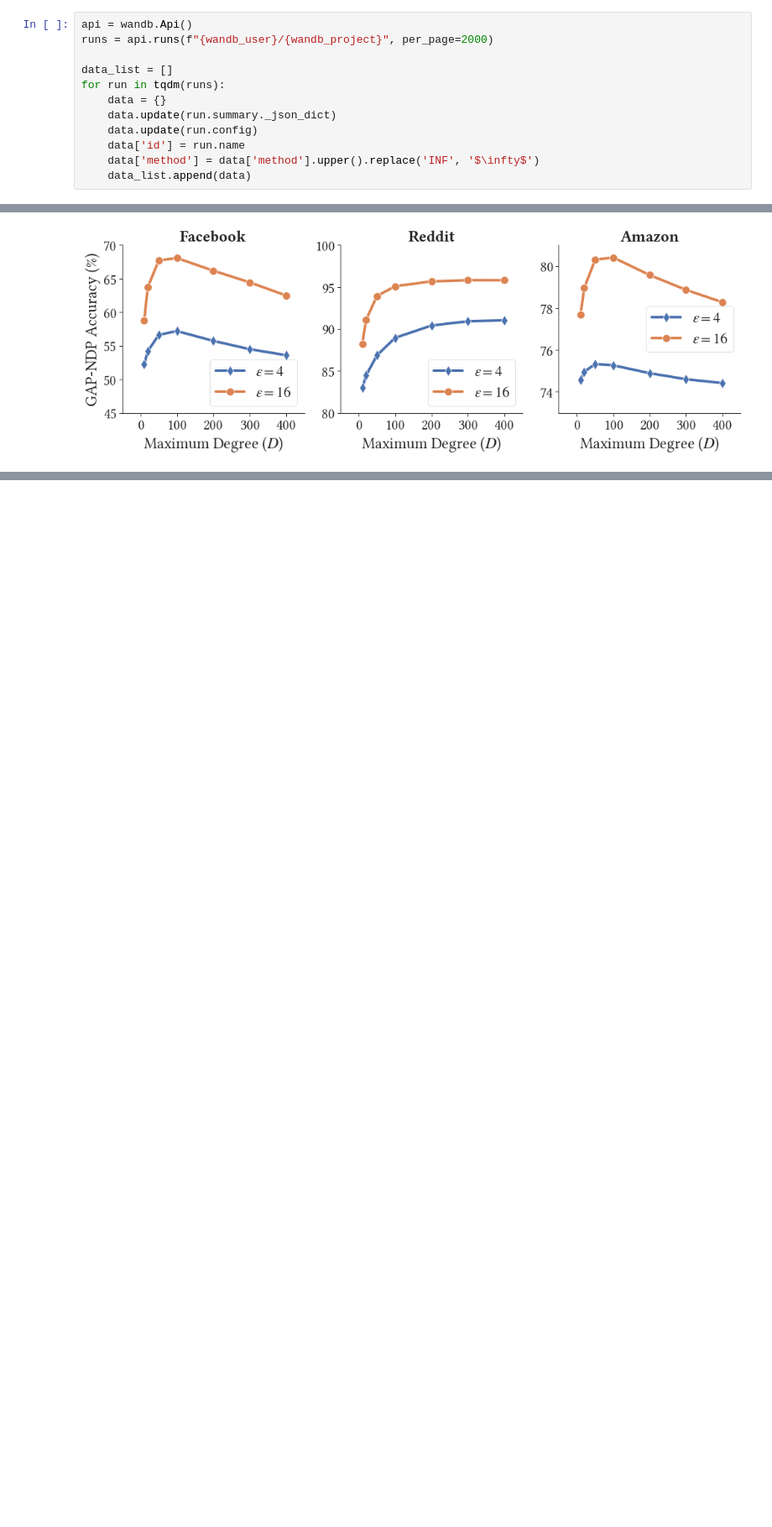
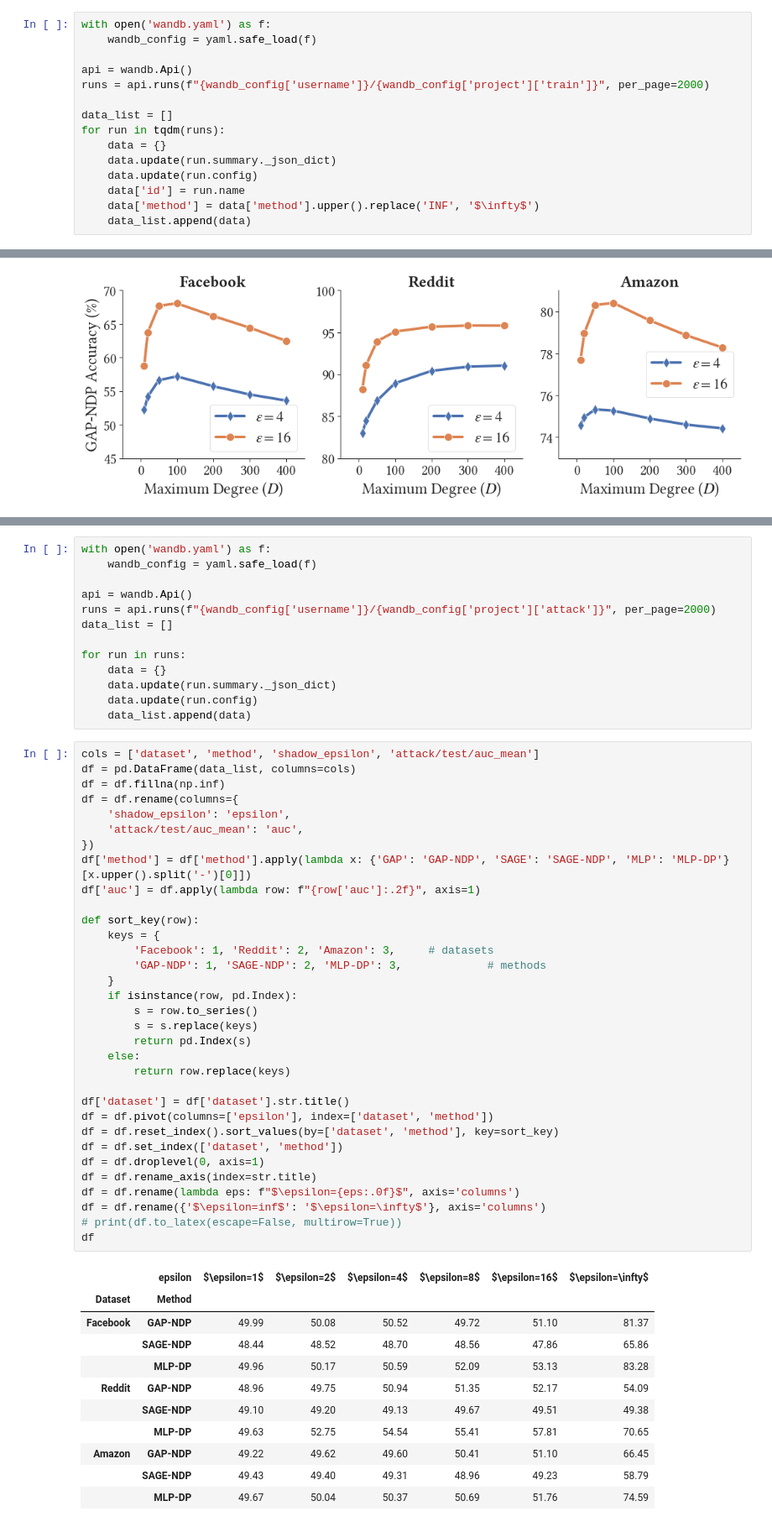
Before and after one commit to sisaman/GAP, a Jupyter notebook: results.ipynb, the cells around one changed output, grey strips where cells are left out. Shown at 84% size. Drawn from its saved outputs; the diff is of its cells as text; blank space fills up the shorter version.

Commit message:
new experiment framework with dask

```diff
--- a/results.ipynb
+++ b/results.ipynb
@@ -44,8 +42,11 @@ def generate_noisy_values(df, metric_mean, metric_ci, num_samples=1000):
     df[metric_mean] += df['noise']
     return df
 # %%
+with open('wandb.yaml') as f:
+    wandb_config = yaml.safe_load(f)
+
 api = wandb.Api()
-runs = api.runs(f"{wandb_user}/{wandb_project}", per_page=2000)
+runs = api.runs(f"{wandb_config['username']}/{wandb_config['project']['train']}", per_page=2000)
 
 data_list = []
 for run in tqdm(runs):
@@ -453,0 +394,58 @@ df
+# %%
+with open('wandb.yaml') as f:
+    wandb_config = yaml.safe_load(f)
+
+api = wandb.Api()
+runs = api.runs(f"{wandb_config['username']}/{wandb_config['project']['attack']}", per_page=2000)
+data_list = []
+
+for run in runs:
+    data = {}
+    data.update(run.summary._json_dict)
+    data.update(run.config)
+    data_list.append(data)
+# %%
+cols = ['dataset', 'method', 'shadow_epsilon', 'attack/test/auc_mean']
+df = pd.DataFrame(data_list, columns=cols)
+df = df.fillna(np.inf)
+df = df.rename(columns={
+    'shadow_epsilon': 'epsilon',
+    'attack/test/auc_mean': 'auc',
+})
+df['method'] = df['method'].apply(lambda x: {'GAP': 'GAP-NDP', 'SAGE': 'SAGE-NDP', 'MLP': 'MLP-DP'}[x.upper().split('-')[0]])
+df['auc'] = df.apply(lambda row: f"{row['auc']:.2f}", axis=1)
+
+def sort_key(row):
+    keys = {
+        'Facebook': 1, 'Reddit': 2, 'Amazon': 3,     # datasets
+        'GAP-NDP': 1, 'SAGE-NDP': 2, 'MLP-DP': 3,             # methods
+    }
+    if isinstance(row, pd.Index):
+        s = row.to_series()
+        s = s.replace(keys)
+        return pd.Index(s)
+    else:
+        return row.replace(keys)
+
+df['dataset'] = df['dataset'].str.title()
+df = df.pivot(columns=['epsilon'], index=['dataset', 'method'])
+df = df.reset_index().sort_values(by=['dataset', 'method'], key=sort_key)
+df = df.set_index(['dataset', 'method'])
+df = df.droplevel(0, axis=1)
+df = df.rename_axis(index=str.title)
+df = df.rename(lambda eps: f"$\epsilon={eps:.0f}$", axis='columns')
+df = df.rename({'$\epsilon=inf$': '$\epsilon=\infty$'}, axis='columns')
+# print(df.to_latex(escape=False, multirow=True))
+df
+# %% [output]
+|  | epsilon | $\epsilon=1$ | $\epsilon=2$ | $\epsilon=4$ | $\epsilon=8$ | $\epsilon=16$ | $\epsilon=\infty$ |
+| Dataset | Method |  |  |  |  |  |  |
+| Facebook | GAP-NDP | 49.99 | 50.08 | 50.52 | 49.72 | 51.10 | 81.37 |
+|  | SAGE-NDP | 48.44 | 48.52 | 48.70 | 48.56 | 47.86 | 65.86 |
+|  | MLP-DP | 49.96 | 50.17 | 50.59 | 52.09 | 53.13 | 83.28 |
+| Reddit | GAP-NDP | 48.96 | 49.75 | 50.94 | 51.35 | 52.17 | 54.09 |
+|  | SAGE-NDP | 49.10 | 49.20 | 49.13 | 49.67 | 49.51 | 49.38 |
+|  | MLP-DP | 49.63 | 52.75 | 54.54 | 55.41 | 57.81 | 70.65 |
+| Amazon | GAP-NDP | 49.22 | 49.62 | 49.60 | 50.41 | 51.10 | 66.45 |
+|  | SAGE-NDP | 49.43 | 49.40 | 49.31 | 48.96 | 49.23 | 58.79 |
+|  | MLP-DP | 49.67 | 50.04 | 50.37 | 50.69 | 51.76 | 74.59 |
```
Also changed, not shown: parts of 5 cells of this notebook, 10 other files.
